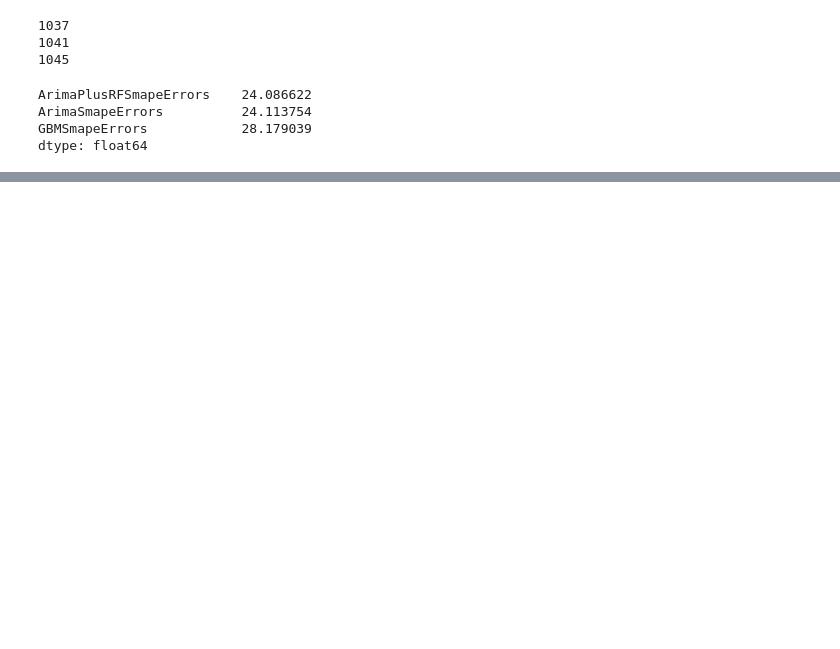
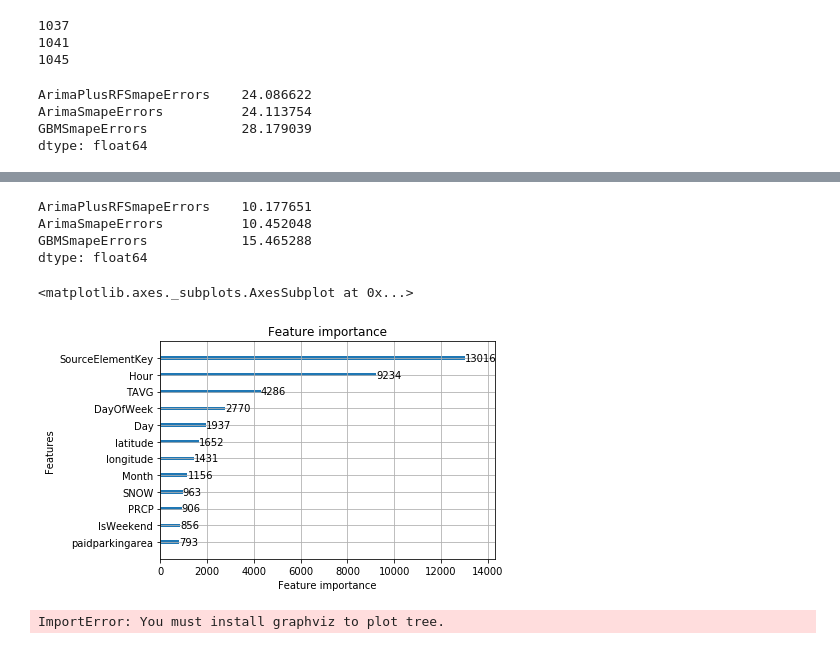
Before and after one commit to mocohen/Capstone-Project-1, a Jupyter notebook: Random_Forest_On_SARIMA.ipynb, the cells around one changed output, grey strips where cells are left out. Cells and saved outputs as stored; diff of their text form; code cells hidden in the pictures; blank space fills up the shorter version.

```diff
--- a/Random_Forest_On_SARIMA.ipynb
+++ b/Random_Forest_On_SARIMA.ipynb
@@ -364,0 +468,28 @@ dtype: float64
+# %%
+rf_columns = ['SourceElementKey', 'Month', 'DayOfWeek',
+              'latitude', 'longitude', 'IsWeekend',
+              'paidparkingarea', 'Hour', 'Day',
+              'PRCP',  'SNOW',  'TAVG',
+             ]
+# %%
+rf_train = lgb.Dataset(data=df_train[rf_columns],
+                           label=df_train['Residuals_pct_occupied_sarima'],
+                            feature_name=rf_columns)
+rf_test = lgb.Dataset(data=df_test[rf_columns],
+                          label=df_test['Residuals_pct_occupied_sarima'],
+                          feature_name=rf_columns,
+                          reference=rf_train)
+# %%
+params = {
+    'boosting_type': 'rf',
+    'objective': 'regression',
+    'metric': {'l2', 'l1'},
+    'num_leaves': 40,
+    'learning_rate': 0.01,
+    'feature_fraction': 0.9,
+    'bagging_fraction': 0.8,
+    'bagging_freq': 5,
+    'num_threads':6,
+    'n_iter':1000,
+
+}
@@ -364,0 +576,16 @@ dtype: float64
+# %%
+arima3_results[['ArimaPlusRFSmapeErrors', 'ArimaSmapeErrors', 'GBMSmapeErrors']].dropna(axis=0).mean()
+# %% [output]
+ArimaPlusRFSmapeErrors    10.177651
+ArimaSmapeErrors          10.452048
+GBMSmapeErrors            15.465288
+dtype: float64
+# %%
+lgb.plot_importance(gbm_rf)
+# %% [output]
+<matplotlib.axes._subplots.AxesSubplot at 0x...>
+[figure, added]
+# %%
+lgb.create_tree_digraph(gbm_rf)
+# %% [output]
+ImportError: You must install graphviz to plot tree.
```
Also changed, not shown: parts of 18 cells of this notebook, 1 other file.
